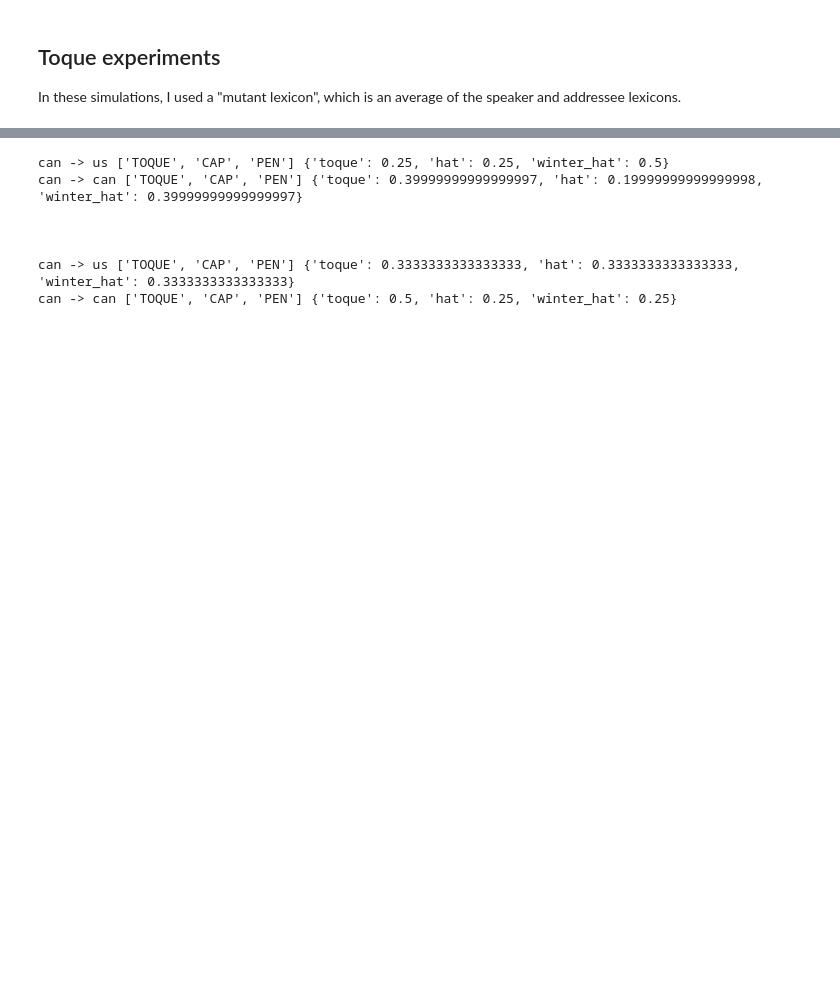
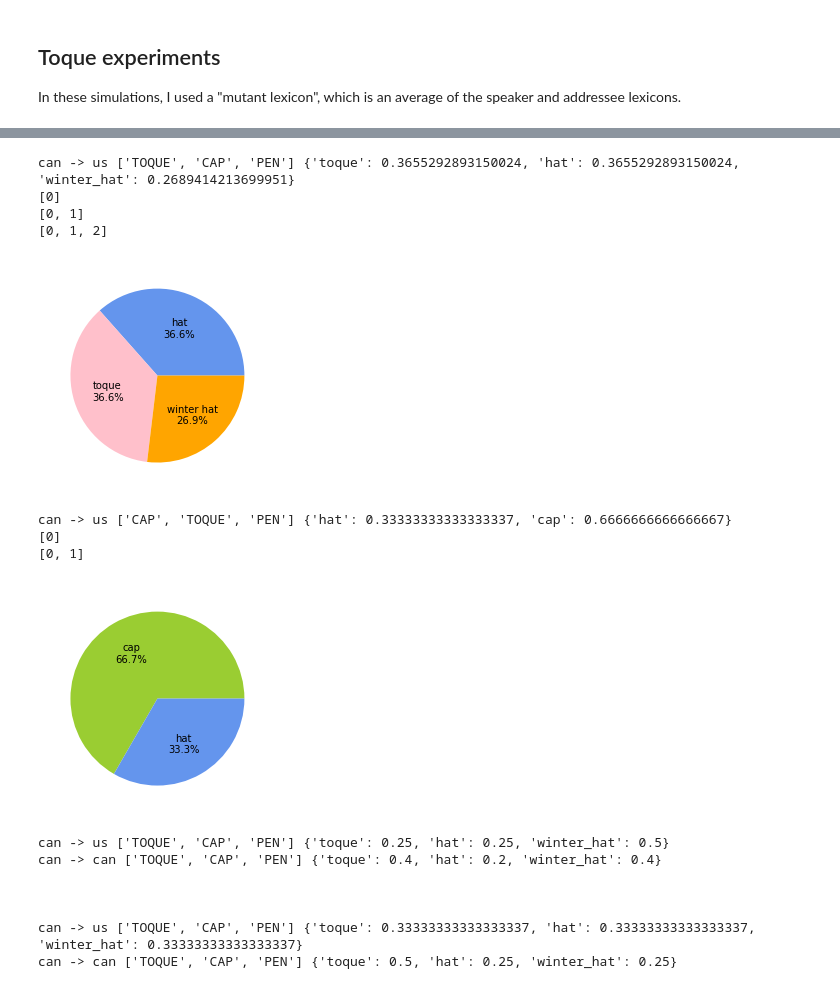
Before and after one commit to annak-k/vocabulary-mismatch-model, a Jupyter notebook: toque_experiments_new.ipynb, the cells around one changed output, grey strips where cells are left out. Drawn from its saved outputs; the diff is of its cells as text; code cells hidden in the pictures; blank space fills up the shorter version.

```diff
--- a/toque_experiments_new.ipynb
+++ b/toque_experiments_new.ipynb
@@ -51,19 +77,38 @@ can -> can ['CRISPS', 'FRIES', 'BANANA'] {'chips': 1.0}
 # %%
 # Variety-specific lexical gaps
 
 context_with_gap = ["TOQUE", "CAP", "PEN"]
+context_with_gap_no_ambig = ["CAP", "TOQUE", "PEN"]
+
+gap_result = can_agent.produce_matrix_mutant(context_with_gap, us_agent, length_cost=True)
+print("can -> us", context_with_gap, gap_result)
+visualizations.make_pie_plot(gap_result)
+
+no_ambig_result = can_agent.produce_matrix_mutant(context_with_gap_no_ambig, us_agent, length_cost=True)
+print("can -> us", context_with_gap_no_ambig, no_ambig_result)
+visualizations.make_pie_plot(no_ambig_result)
+
 
 print("can -> us", context_with_gap, can_agent.produce_matrix(context_with_gap, us_agent))
 print("can -> can", context_with_gap, can_agent.produce_matrix(context_with_gap, can_agent))
 
 print("\n\n")
 print("can -> us", context_with_gap, can_agent.produce_matrix(context_with_gap, us_agent, length_cost=True))
 print("can -> can", context_with_gap, can_agent.produce_matrix(context_with_gap, can_agent, length_cost=True))
 # %% [output]
-can -> us ['TOQUE', 'CAP', 'PEN'] {'toque': 0.25, 'hat': 0.25, 'winter_hat': 0.5}
-can -> can ['TOQUE', 'CAP', 'PEN'] {'toque': 0.39999999999999997, 'hat': 0.19999999999999998, 'winter_hat': 0.39999999999999997}
-
-
-
-can -> us ['TOQUE', 'CAP', 'PEN'] {'toque': 0.3333333333333333, 'hat': 0.3333333333333333, 'winter_hat': 0.3333333333333333}
-can -> can ['TOQUE', 'CAP', 'PEN'] {'toque': 0.5, 'hat': 0.25, 'winter_hat': 0.25}
+can -> us ['TOQUE', 'CAP', 'PEN'] {'toque': 0.3655292893150024, 'hat': 0.3655292893150024, 'winter_hat': 0.2689414213699951}
+[0]
+[0, 1]
+[0, 1, 2]
+[figure, added]
+can -> us ['CAP', 'TOQUE', 'PEN'] {'hat': 0.33333333333333337, 'cap': 0.6666666666666667}
+[0]
+[0, 1]
+[figure, added]
+can -> us ['TOQUE', 'CAP', 'PEN'] {'toque': 0.25, 'hat': 0.25, 'winter_hat': 0.5}
+can -> can ['TOQUE', 'CAP', 'PEN'] {'toque': 0.4, 'hat': 0.2, 'winter_hat': 0.4}
+
+
+
+can -> us ['TOQUE', 'CAP', 'PEN'] {'toque': 0.33333333333333337, 'hat': 0.33333333333333337, 'winter_hat': 0.33333333333333337}
+can -> can ['TOQUE', 'CAP', 'PEN'] {'toque': 0.5, 'hat': 0.25, 'winter_hat': 0.25}
```
Also changed, not shown: parts of 3 cells of this notebook, 4 other files.
